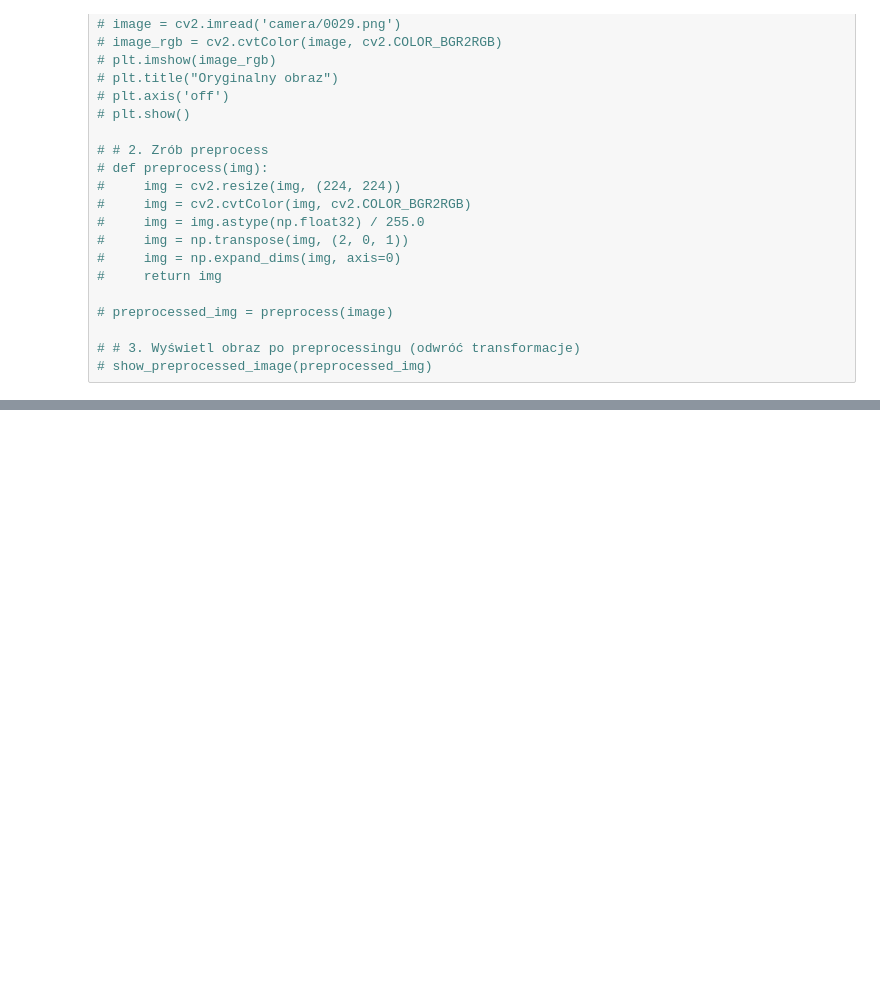
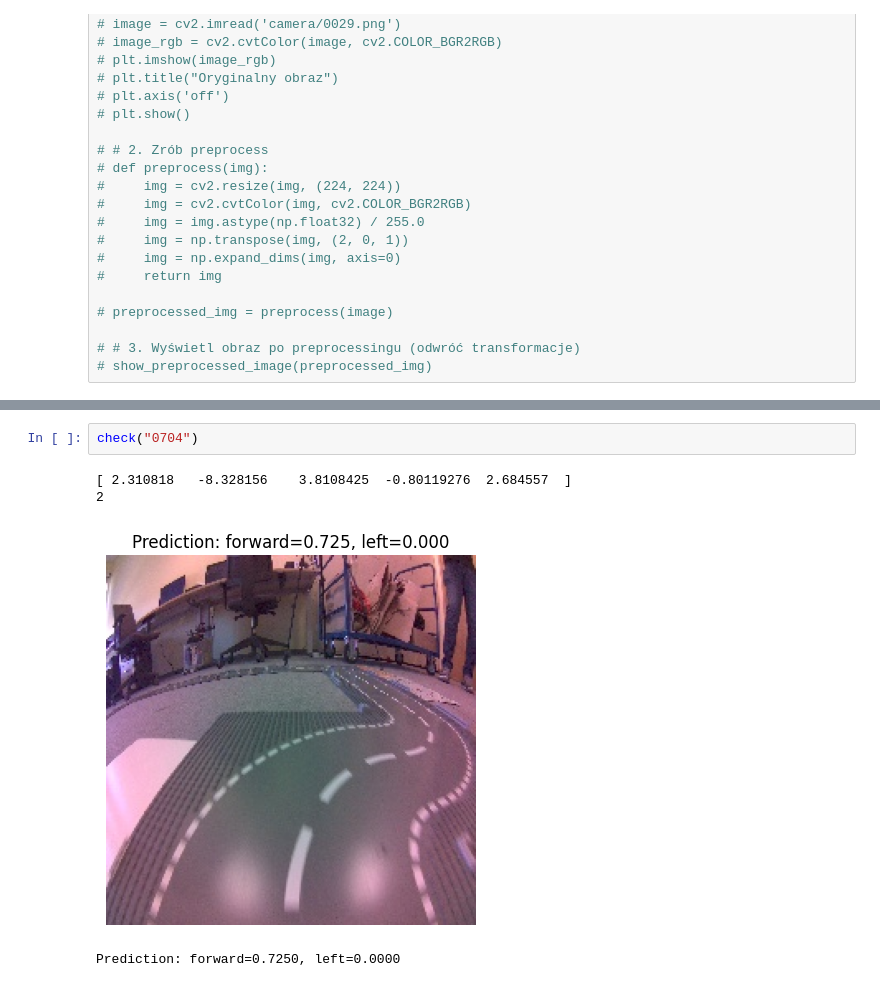
Before and after one commit to Bialkasss/JetBot_self-driving, a Jupyter notebook: prediction.ipynb, the cells around one changed output, grey strips where cells are left out. Drawn from its saved outputs; the diff is of its cells as text; blank space fills up the shorter version.

```diff
--- a/prediction.ipynb
+++ b/prediction.ipynb
@@ -184,0 +195,7 @@ Prediction: forward=0.7185, left=0.0000
+# %%
+check("0704")
+# %% [output]
+[ 2.310818   -8.328156    3.8108425  -0.80119276  2.684557  ]
+2
+[figure, added]
+Prediction: forward=0.7250, left=0.0000
```
Also changed, not shown: parts of 8 cells of this notebook, 4 other files.
